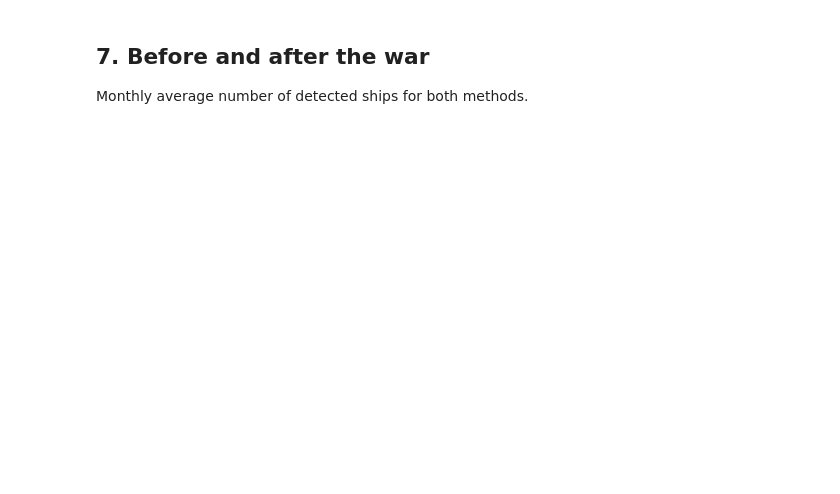
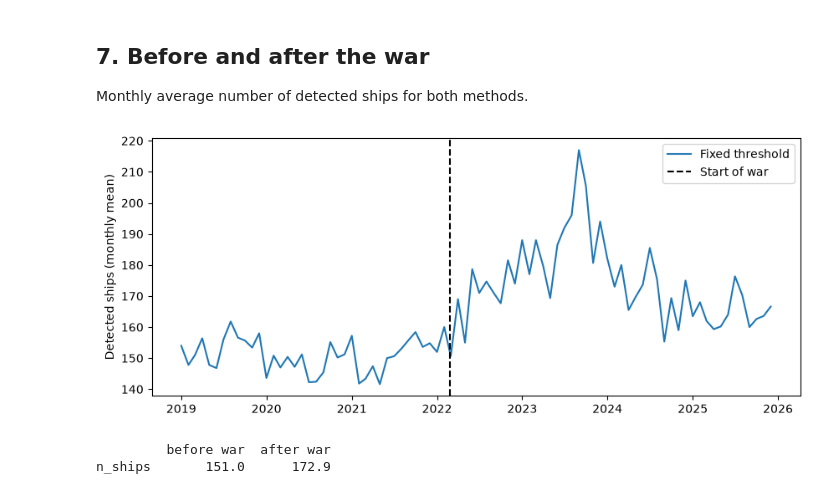
Before and after one commit to paulianoprescu/black-sea-vessel-monitoring, a Jupyter notebook: main.ipynb, the cells around one changed output. Drawn from its saved outputs; the diff is of its cells as text; code cells hidden in the pictures; blank space fills up the shorter version.

```diff
--- a/main.ipynb
+++ b/main.ipynb
@@ -133,21 +178,24 @@ Monthly average number of detected ships for both methods.
 # %%
 # Monthly average, so the plot is less noisy than 322 single dates
 monthly = counts.resample('MS').mean()
 war_start = '2022-02-24'
 
 fig, ax = plt.subplots(figsize=(10, 4))
-ax.plot(monthly.index, monthly['n_fixed'], label='Fixed threshold')
-ax.plot(monthly.index, monthly['n_adaptive'], label='Fixed threshold')
+ax.plot(monthly.index, monthly['n_ships'], label='Fixed threshold')
 
 ax.axvline(pd.Timestamp(war_start), color='black', linestyle='--', label='Start of war')
 ax.set_ylabel('Detected ships (monthly mean)')
 ax.legend()
 fig.savefig(os.path.join(output_dir, 'ship_counts.png'), dpi=150, bbox_inches='tight')
 plt.show()
 
 # Average number of ships per image, before and after the start of the war
 before = counts[counts.index < war_start].mean()
 after = counts[counts.index >= war_start].mean()
 print(pd.DataFrame({'before war': before, 'after war': after}).round(1))
 
 counts.to_csv(os.path.join(data_dir, 'ship_counts.csv'))
+# %% [output]
+[figure, added]
+         before war  after war
+n_ships       151.0      172.9
```
Also changed, not shown: parts of 14 cells of this notebook.
